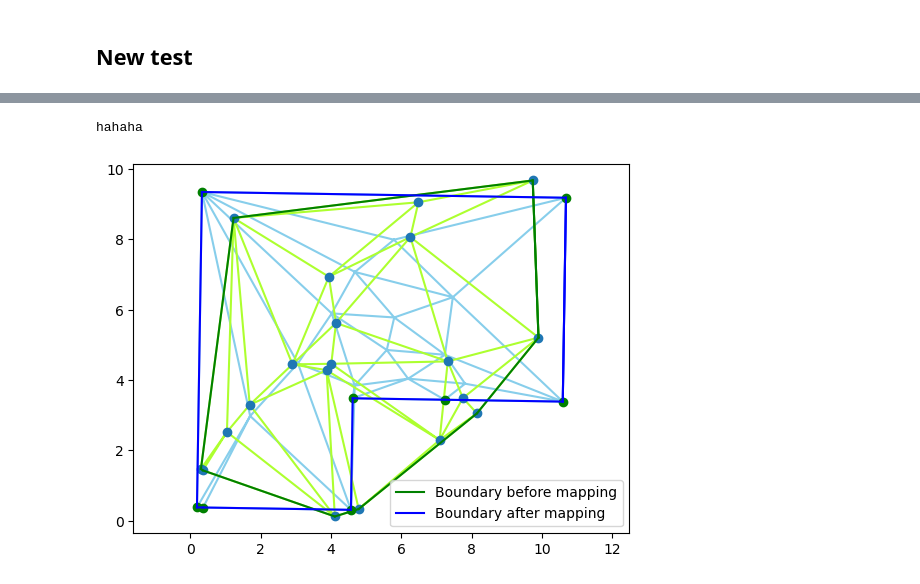
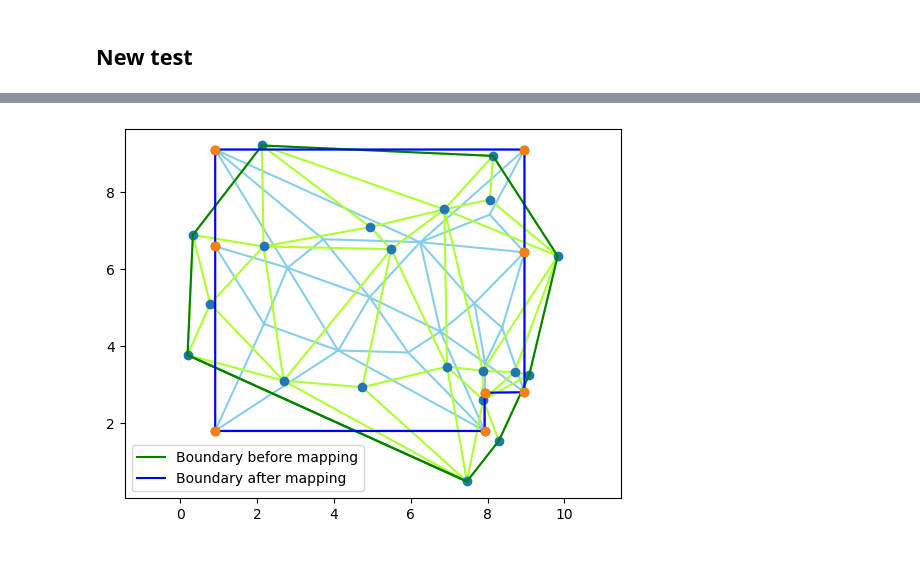
Before and after one commit to scyyc1/ED_Dissertation, a Jupyter notebook: Week 13/Week 13 - 副本.ipynb, the cells around one changed output, grey strips where cells are left out. Saved outputs shown, nothing was run; the diff lists cells and outputs as text; code cells hidden in the pictures.

```diff
--- a/Week 13/Week 13 - 副本.ipynb
+++ b/Week 13/Week 13 - 副本.ipynb
@@ -230,5 +104,0 @@ result.fun
-# %%
-plt.triplot(vertices[:,0], vertices[:,1], tri.simplices)
-plt.plot(vertices[:,0], vertices[:,1], 'o')
-for edge in BE_r_V:
-    plt.plot(solution[np.array(edge), 0], solution[np.array(edge), 1], 'r-')
@@ -241,2 +104,0 @@ for edge in BE_r_V:
-# %%
-vertices = vertices.reshape((N,2))
@@ -318,33 +105,3 @@ retrieve_all_edges(faces)
-# %%
-def objective(BV_lambda):
-    BV = BV_lambda[:2*N].reshape((N,2))
-    lambda_ = BV_lambda[2*N:]
-
-#     print(BV, lambda_)
-
-    E = 0
-
-    for i, idx_pairs in enumerate(BV_r_BE):
-        p1, p2 = BE_r_BV[idx_pairs[0]]
-        p3, p4 =BE_r_BV[idx_pairs[1]]
-
-        edge1 = BV[p2] - BV[p1] if (p1 == p3 or p1==p4) else BV[p1] - BV[p2]
-        edge2 = BV[p4] - BV[p3] if (p3 == p1 or p3==p2) else BV[p4] - BV[p3]
-
-        edge1 = edge1 / np.linalg.norm(edge1)
-        edge2 = edge2 / np.linalg.norm(edge2)
-
-        cos_theta = np.dot(edge1, edge2)
-        angle = np.arccos(np.clip(cos_theta, -1.0, 1.0))
-#         print(angle)
-        E_angle = activation(angle)
-        E_align = np.sum(np.absolute(edge1)) + np.sum(np.absolute(edge2)) - 2
-        print(E_angle, E_align)
-        lambda_i = lambda_[i] if lambda_[i] > 0 else 0
-        E += E_angle + lambda_i * E_align
-#         E += E_angle + E_align
-
-    return E
 # %%
 class Chen_2023_scipy:
     def __init__(self, vertices, faces, lambda1=1, lambda2=1, max_iter = 100):
@@ -490,0 +410,2 @@ test.res
+# %%
+test_torch = Chen_2023_pytorch(vertices.copy(), faces.copy())
@@ -493,5 +436,4 @@ test.mapping()
 # %%
-test.v_plt(show_vertices=True, show_origin=True, show_BV=True, show_inner_edges=True, save_dict='./problem.png')
+test_torch.v_plt(show_origin=True, show_inner_edges=True, show_vertices=True, show_boundary_v=True, show_BV=True)
 # %% [output]
-hahaha
-[figure, old version]
+[figure, new version]
```
Also changed, not shown: parts of 42 cells of this notebook, 17 other files.
